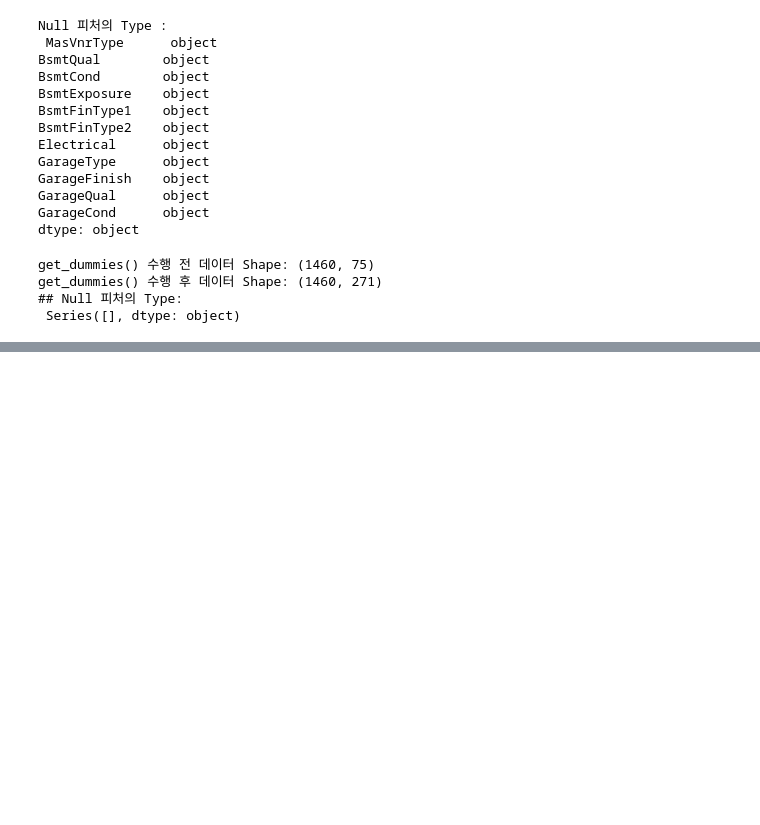
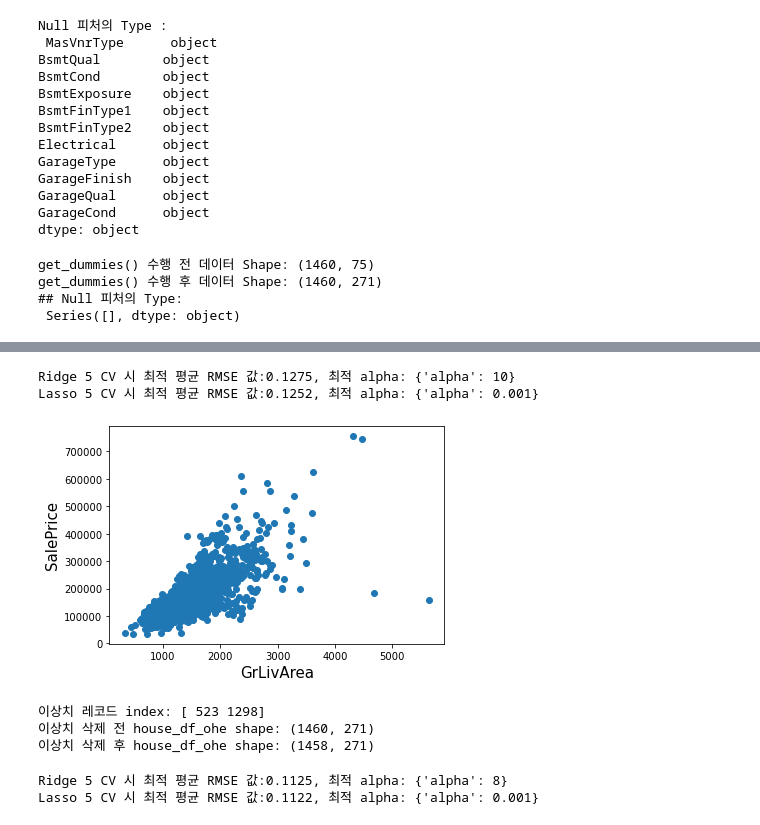
Before and after one commit to reafsss/machineLearning, a Jupyter notebook: 5-regression/8-HousePrices.ipynb, the cells around one changed output, grey strips where cells are left out. Cells and saved outputs as stored; diff of their text form; code cells hidden in the pictures; blank space fills up the shorter version.

```diff
--- a/5-regression/8-HousePrices.ipynb
+++ b/5-regression/8-HousePrices.ipynb
@@ -96,0 +254,50 @@ get_dummies() 수행 후 데이터 Shape: (1460, 271)
+# %%
+# 왜곡 정도가 높은 피처를 로그 변환했으므로 다시 원-핫 인코딩을 적용하고 피처/타깃 데이터 세트 생성
+house_df_ohe= pd.get_dummies(house_df)
+y_target=house_df_ohe['SalePrice']
+X_features = house_df_ohe.drop('SalePrice',axis=1, inplace=False)
+X_train, X_test, y_train, y_test = train_test_split(X_features, y_target, test_size=0.2, random_state=156)
+
+# 피처를 로그 변환한 후 다시 최적 하이퍼 파라미터와 RMSE 출력
+ridge_params = {'alpha':[0.05, 0.1, 1, 5, 8, 10, 12, 15, 20]}
+lasso_params = {'alpha':[0.001, 0.005, 0.008, 0.05, 0.03, 0.1, 0.5, 1, 5, 10]}
+print_best_params(ridge_reg, ridge_params)
+print_best_params(lasso_reg, lasso_params)
+# %% [output]
+Ridge 5 CV 시 최적 평균 RMSE 값:0.1275, 최적 alpha: {'alpha': 10}
+Lasso 5 CV 시 최적 평균 RMSE 값:0.1252, 최적 alpha: {'alpha': 0.001}
+# %%
+plt.scatter(x=house_df_org['GrLivArea'],y=house_df_org['SalePrice'])
+plt.ylabel('SalePrice',fontsize=15)
+plt.xlabel('GrLivArea',fontsize=15)
+plt.show()
+# %% [output]
+[figure, added]
+# %%
+# GrLivArea와 SalePrice 모두 로그 변환됐으므로 이를 반영한 조건 생성
+cond1 = house_df_ohe['GrLivArea']>np.log1p(4000)
+cond2 = house_df_ohe['SalePrice']<np.log1p(500000)
+outlier_index=house_df_ohe[cond1&cond2].index
+
+print('이상치 레코드 index:',outlier_index.values)
+print('이상치 삭제 전 house_df_ohe shape:',house_df_ohe.shape)
+
+# DataFrame의 인덱스를 이용해 이상치 레코드 삭제
+house_df_ohe.drop(outlier_index, axis=0, inplace=True)
+print('이상치 삭제 후 house_df_ohe shape:',house_df_ohe.shape)
+# %% [output]
+이상치 레코드 index: [ 523 1298]
+이상치 삭제 전 house_df_ohe shape: (1460, 271)
+이상치 삭제 후 house_df_ohe shape: (1458, 271)
+# %%
+y_target = house_df_ohe['SalePrice']
+X_features = house_df_ohe.drop('SalePrice',axis=1,inplace=False)
+X_train, X_test, y_train, y_test = train_test_split(X_features, y_target, test_size=0.2, random_state=156)
+
+ridge_params = {'alpha':[0.05,0.1,1,5,8,10,12,15,20]}
+lasso_params = {'alpha':[0.001,0.005,0.008,0.05,0.03,0.1,0.5,1,5,10]}
+print_best_params(ridge_reg, ridge_params)
+print_best_params(lasso_reg, lasso_params)
+# %% [output]
+Ridge 5 CV 시 최적 평균 RMSE 값:0.1125, 최적 alpha: {'alpha': 8}
+Lasso 5 CV 시 최적 평균 RMSE 값:0.1122, 최적 alpha: {'alpha': 0.001}
```
Also changed, not shown: parts of 9 cells of this notebook.
